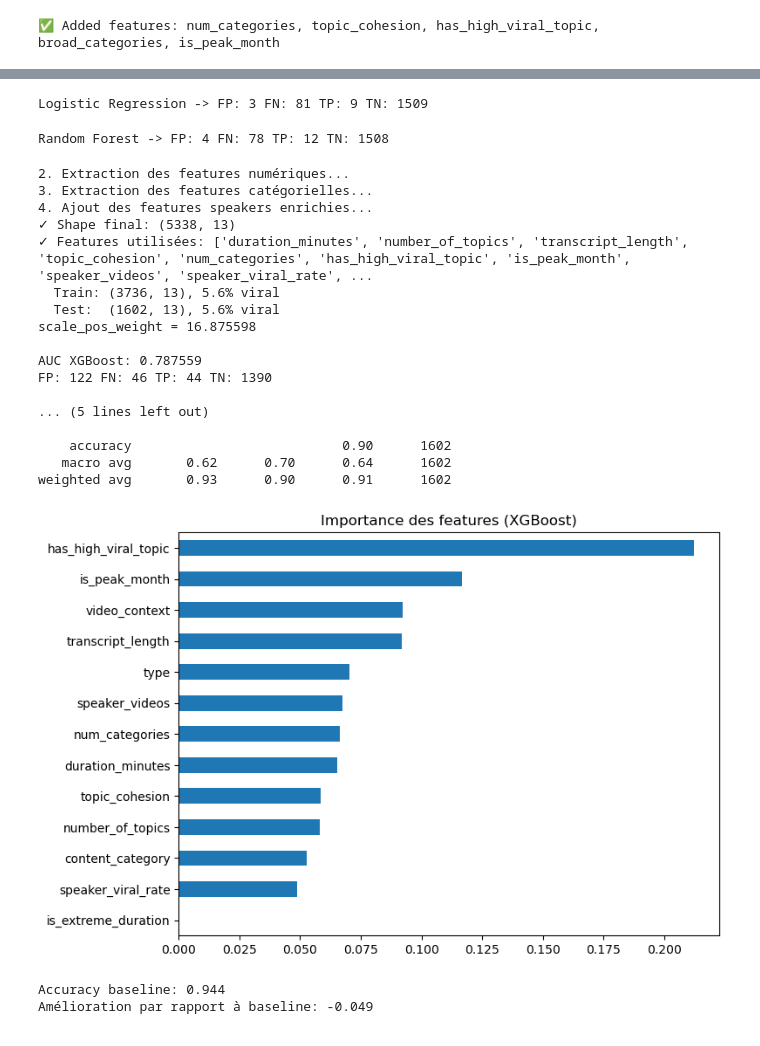
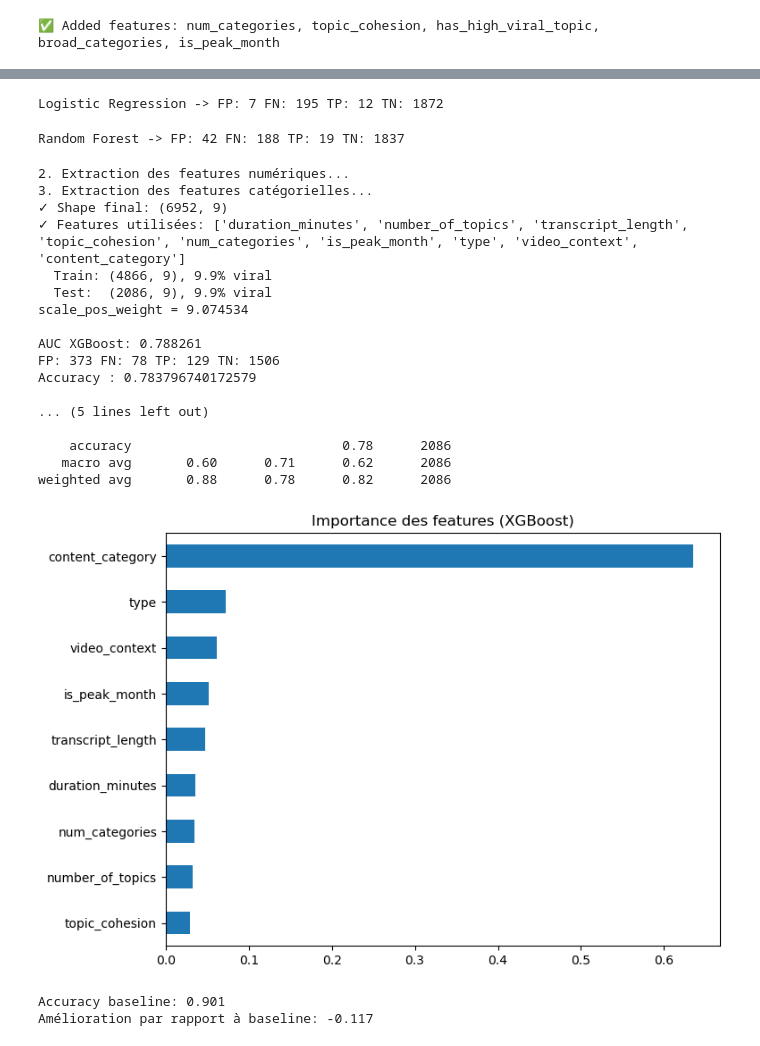
Before and after one commit to ccaglaa/DALAS_project, a Jupyter notebook: model_baseline.ipynb, the cells around one changed output, grey strips where cells are left out. Cells and saved outputs as stored; diff of their text form; code cells hidden in the pictures.

```diff
--- a/model_baseline.ipynb
+++ b/model_baseline.ipynb
@@ -10,13 +10,13 @@ warnings.filterwarnings('ignore')
 df = pd.read_csv("PREPROCESSED.csv")
 speakers_df = pd.read_csv("speakers_enhanced_for_model.csv")
 
-df = df[
+"""df = df[
     (df['type'] != 'TED-Ed Original') &
     (df['type'] != 'Original Content') &
     (df['type'] != 'Podcast (audio only)') &
     (df['type'] != 'Custom sponsored content') &
     (df['type'] != 'Best of Web')
-]
+]"""
 print(df.shape)
 
 # Variable cible
@@ -322,7 +324,7 @@ tn_lr = df_test_lr[(df_test_lr['y_true']==0) & (df_test_lr['y_pred']==0)]
 
 print("Logistic Regression -> FP:", len(fp_lr), "FN:", len(fn_lr), "TP:", len(tp_lr), "TN:", len(tn_lr))
 # %% [output]
-Logistic Regression -> FP: 3 FN: 81 TP: 9 TN: 1509
+Logistic Regression -> FP: 7 FN: 195 TP: 12 TN: 1872
 # %%
 y_pred_lr = results['Random Forest']['y_pred']
 y_pred_proba_lr = results['Random Forest']['y_pred_proba']
@@ -339,7 +341,7 @@ tn_lr = df_test_lr[(df_test_lr['y_true']==0) & (df_test_lr['y_pred']==0)]
 
 print("Random Forest -> FP:", len(fp_lr), "FN:", len(fn_lr), "TP:", len(tp_lr), "TN:", len(tn_lr))
 # %% [output]
-Random Forest -> FP: 4 FN: 78 TP: 12 TN: 1508
+Random Forest -> FP: 42 FN: 188 TP: 19 TN: 1837
 # %%
 from sklearn.model_selection import train_test_split
 from sklearn.preprocessing import LabelEncoder
@@ -359,19 +361,19 @@ y = df['is_viral'].copy()
 print("2. Extraction des features numériques...")
 numeric_features = [
     'duration_minutes', 'number_of_topics', 'transcript_length',
-    'topic_cohesion', 'num_categories', 'has_high_viral_topic', 'is_peak_month'
+    'topic_cohesion', 'num_categories',  'is_peak_month'
 ]
 X_numeric = df_model[[c for c in numeric_features if c in df_model.columns]].copy()
 
 print("3. Extraction des features catégorielles...")
-categorical_features = ['type', 'video_context', 'content_category', 'is_extreme_duration']
+categorical_features = ['type', 'video_context', 'content_category']
 X_categorical = pd.DataFrame(index=df_model.index)
 for col in [c for c in categorical_features if c in df_model.columns]:
     le = LabelEncoder()
     X_categorical[col] = le.fit_transform(df_model[col].fillna('Unknown'))
 
-print("4. Ajout des features speakers enrichies...")
-speaker_features_to_use = ['videos', 'viral_rate']  # skipping wikipedia_numeric as low importance
+"""print("4. Ajout des features speakers enrichies...")
+speaker_features_to_use = ['videos']  # skipping wikipedia_numeric as low importance
 df_model = df_model.merge(
     speakers_model[['speaker'] + speaker_features_to_use],
     how='left',
@@ -382,16 +384,15 @@ df_model = df_model.merge(
 # Rename columns
 df_model.rename(columns={
     'videos': 'speaker_videos',
-    'viral_rate': 'speaker_viral_rate',
 }, inplace=True)
 
 # Remplir NaN
-for col in ['speaker_videos', 'speaker_viral_rate']:
+for col in ['speaker_videos']:
     df_model[col] = df_model[col].fillna(0)
 
 # Ajouter au X_numeric
-for feature in ['speaker_videos','speaker_viral_rate']:
-    X_numeric[feature] = df_model[feature]
+for feature in ['speaker_videos']:
+    X_numeric[feature] = df_model[feature]"""
 
 # Combine features
 X = pd.concat([X_numeric, X_categorical], axis=1).fillna(0)
@@ -433,47 +434,48 @@ y_pred = (y_pred_proba > 0.5).astype(int)
 # Stats
 auc = roc_auc_score(y_test, y_pred_proba)
 print(f"\nAUC XGBoost: {auc:.6f}")
 
 fp = ((y_test==0) & (y_pred==1)).sum()
 fn = ((y_test==1) & (y_pred==0)).sum()
 tp = ((y_test==1) & (y_pred==1)).sum()
 tn = ((y_test==0) & (y_pred==0)).sum()
 print(f"FP: {fp} FN: {fn} TP: {tp} TN: {tn}")
+print(f"Accuracy : {(tp+tn)/(fp+fn+tp+tn)}")
 
 print("\nRapport de classification:")
 print(classification_report(y_test, y_pred))
 
 # Feature importance
 feat_imp = pd.Series(xgb_model.feature_importances_, index=X.columns)
 feat_imp.sort_values().plot(kind='barh', figsize=(8,6))
 plt.title("Importance des features (XGBoost)")
 plt.show()
 
 # Baseline naïne
 baseline_accuracy = max(y_test.mean(), 1 - y_test.mean())
 print(f"Accuracy baseline: {baseline_accuracy:.3f}")
 print(f"Amélioration par rapport à baseline: {((tp+tn)/len(y_test)) - baseline_accuracy:+.3f}")
 # %% [output]
 2. Extraction des features numériques...
 3. Extraction des features catégorielles...
-4. Ajout des features speakers enrichies...
-✓ Shape final: (5338, 13)
-✓ Features utilisées: ['duration_minutes', 'number_of_topics', 'transcript_length', 'topic_cohesion', 'num_categories', 'has_high_viral_topic', 'is_peak_month', 'speaker_videos', 'speaker_viral_rate', ...
-  Train: (3736, 13), 5.6% viral
-  Test:  (1602, 13), 5.6% viral
-scale_pos_weight = 16.875598
+✓ Shape final: (6952, 9)
+✓ Features utilisées: ['duration_minutes', 'number_of_topics', 'transcript_length', 'topic_cohesion', 'num_categories', 'is_peak_month', 'type', 'video_context', 'content_category']
+  Train: (4866, 9), 9.9% viral
+  Test:  (2086, 9), 9.9% viral
+scale_pos_weight = 9.074534
 
-AUC XGBoost: 0.787559
-FP: 122 FN: 46 TP: 44 TN: 1390
+AUC XGBoost: 0.788261
+FP: 373 FN: 78 TP: 129 TN: 1506
+Accuracy : 0.783796740172579
 
 ... (5 lines left out)
 
-    accuracy                           0.90      1602
-   macro avg       0.62      0.70      0.64      1602
-weighted avg       0.93      0.90      0.91      1602
+    accuracy                           0.78      2086
+   macro avg       0.60      0.71      0.62      2086
+weighted avg       0.88      0.78      0.82      2086
-[figure, old version]
+[figure, new version]
-Accuracy baseline: 0.944
-Amélioration par rapport à baseline: -0.049
+Accuracy baseline: 0.901
+Amélioration par rapport à baseline: -0.117
 # %%
 
 
```
Also changed, not shown: parts of 4 cells of this notebook.
